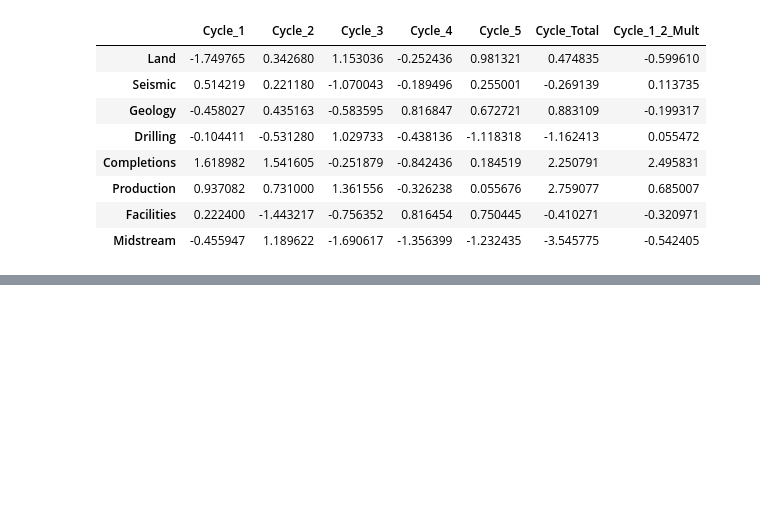
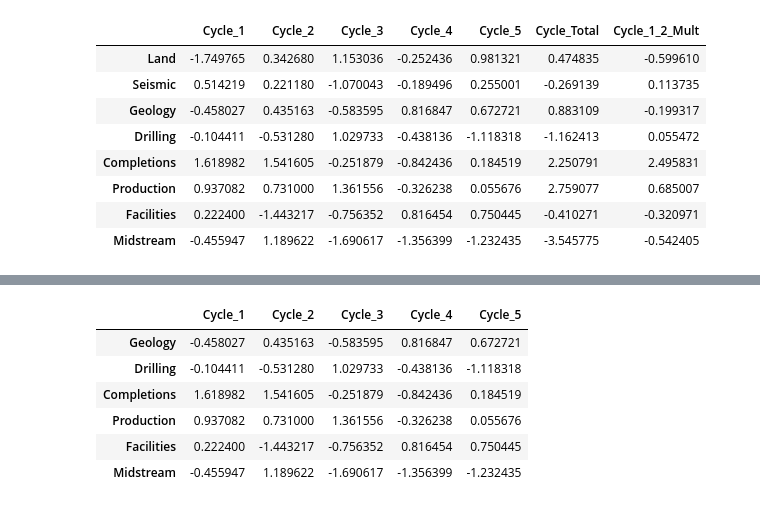
Before and after one commit to aleal4/ML_python_fundamentals, a Jupyter notebook: Python Fundamentals.ipynb, the cells around one changed output, grey strips where cells are left out. Cells and saved outputs as stored; diff of their text form; code cells hidden in the pictures; blank space fills up the shorter version.

```diff
--- a/Python Fundamentals.ipynb
+++ b/Python Fundamentals.ipynb
@@ -449,3 +449,6 @@ life_cycle
 | Production | 0.937082 | 0.731000 | 1.361556 | -0.326238 | 0.055676 | 2.759077 | 0.685007 |
 | Facilities | 0.222400 | -1.443217 | -0.756352 | 0.816454 | 0.750445 | -0.410271 | -0.320971 |
 | Midstream | -0.455947 | 1.189622 | -1.690617 | -1.356399 | -1.232435 | -3.545775 | -0.542405 |
+# %%
+life_cycle.drop(labels=['Cycle_Total', 'Cycle_1_2_Mult'], axis=1, inplace=True)
+life_cycle
@@ -451,0 +465,11 @@ life_cycle
+# %%
+life_cycle.drop(labels=['Land', 'Seismic'], axis=0, inplace=True)
+life_cycle
+# %% [output]
+|  | Cycle_1 | Cycle_2 | Cycle_3 | Cycle_4 | Cycle_5 |
+| Geology | -0.458027 | 0.435163 | -0.583595 | 0.816847 | 0.672721 |
+| Drilling | -0.104411 | -0.531280 | 1.029733 | -0.438136 | -1.118318 |
+| Completions | 1.618982 | 1.541605 | -0.251879 | -0.842436 | 0.184519 |
+| Production | 0.937082 | 0.731000 | 1.361556 | -0.326238 | 0.055676 |
+| Facilities | 0.222400 | -1.443217 | -0.756352 | 0.816454 | 0.750445 |
+| Midstream | -0.455947 | 1.189622 | -1.690617 | -1.356399 | -1.232435 |
```
Also changed, not shown: parts of 10 cells of this notebook, 1 other file.
